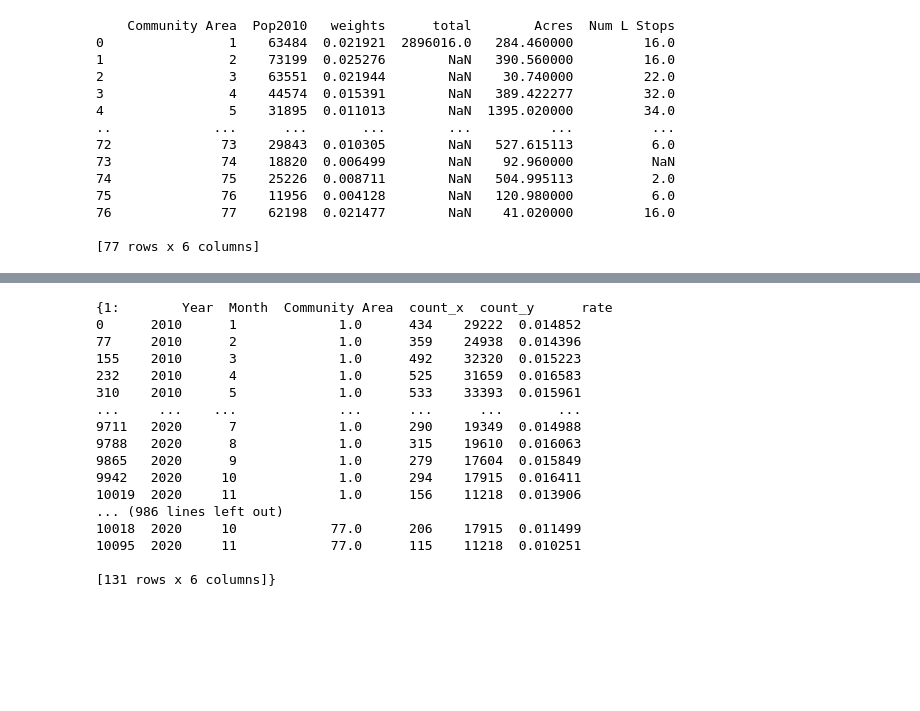
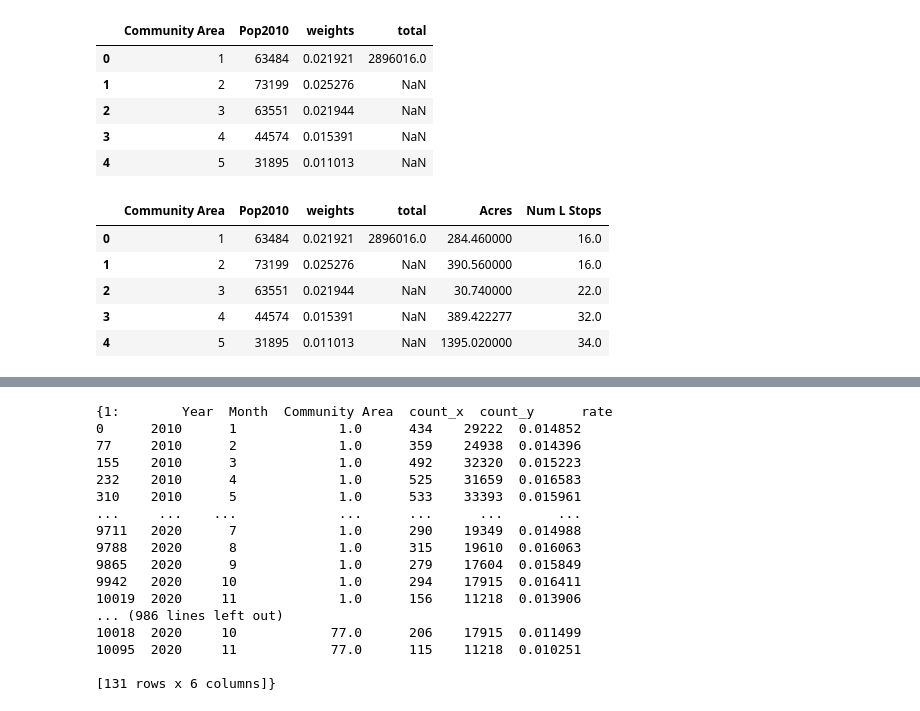
Before and after one commit to a-matai/datasiensgrup, a Jupyter notebook: src/linear_regression.ipynb, the cells around one changed output, grey strips where cells are left out. Saved outputs shown, nothing was run; the diff lists cells and outputs as text; code cells hidden in the pictures; blank space fills up the shorter version.

```diff
--- a/src/linear_regression.ipynb
+++ b/src/linear_regression.ipynb
@@ -81,26 +49,31 @@ print(pop)
+# %%
+pop.columns = ['Community Area', 'Pop2010','weights','total']
+pd.DataFrame.head(pop)
+
+
+# Do the same sort of grouping for any other datasets we want to consider
+# %% [output]
+|  | Community Area | Pop2010 | weights | total |
+| 0 | 1 | 63484 | 0.021921 | 2896016.0 |
+| 1 | 2 | 73199 | 0.025276 | NaN |
+| 2 | 3 | 63551 | 0.021944 | NaN |
+| 3 | 4 | 44574 | 0.015391 | NaN |
+| 4 | 5 | 31895 | 0.011013 | NaN |
 # %%
 # merge the datasets now to get all of the attributes of each community
 # in one place.
 # For now, we are only looking at two attributes, so we do a single merge
 conditions = pd.merge(pop, parks1, left_on=['Community Area'], right_on=['Community Area'], how = 'left')
 conditions = pd.merge(conditions, lstops1, left_on=['Community Area'], right_on=['Community Area'], how = 'left')
 
-print(conditions)
+pd.DataFrame.head(conditions)
 # Now conditions dataframe is ready and has all the information we need
 # (until we examine more factors beyond Acres of park-space and number of L stops).
 # %% [output]
-    Community Area  Pop2010   weights      total        Acres  Num L Stops
-0                1    63484  0.021921  2896016.0   284.460000         16.0
-1                2    73199  0.025276        NaN   390.560000         16.0
-2                3    63551  0.021944        NaN    30.740000         22.0
-3                4    44574  0.015391        NaN   389.422277         32.0
-4                5    31895  0.011013        NaN  1395.020000         34.0
-..             ...      ...       ...        ...          ...          ...
-72              73    29843  0.010305        NaN   527.615113          6.0
-73              74    18820  0.006499        NaN    92.960000          NaN
-74              75    25226  0.008711        NaN   504.995113          2.0
-75              76    11956  0.004128        NaN   120.980000          6.0
-76              77    62198  0.021477        NaN    41.020000         16.0
-
-[77 rows x 6 columns]
+|  | Community Area | Pop2010 | weights | total | Acres | Num L Stops |
+| 0 | 1 | 63484 | 0.021921 | 2896016.0 | 284.460000 | 16.0 |
+| 1 | 2 | 73199 | 0.025276 | NaN | 390.560000 | 16.0 |
+| 2 | 3 | 63551 | 0.021944 | NaN | 30.740000 | 22.0 |
+| 3 | 4 | 44574 | 0.015391 | NaN | 389.422277 | 32.0 |
+| 4 | 5 | 31895 | 0.011013 | NaN | 1395.020000 | 34.0 |
 # %%
```
Also changed, not shown: parts of 18 cells of this notebook.
